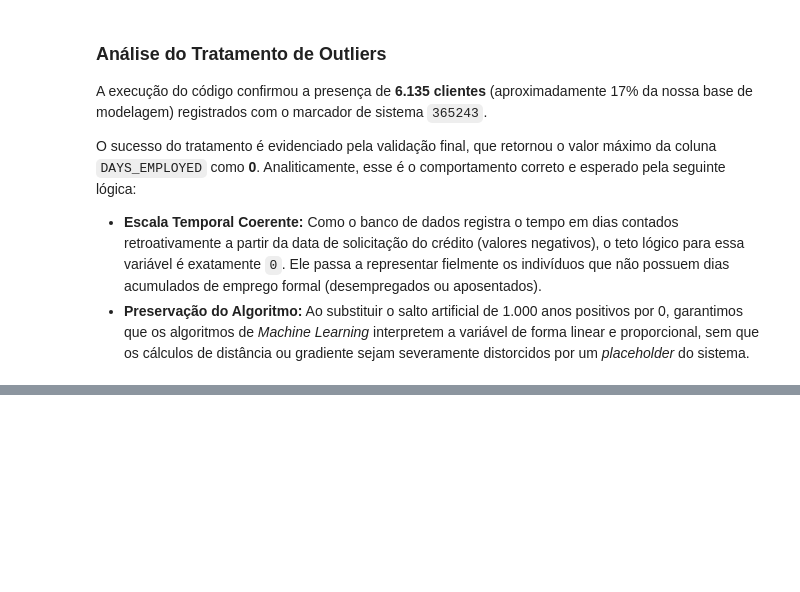
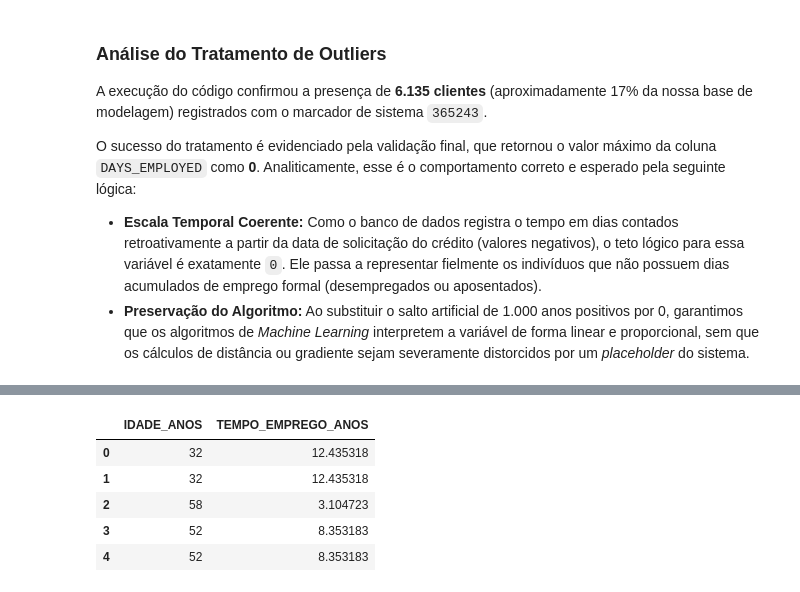
Before and after one commit to fagnermacedo/tech-challenge-fase2, a Jupyter notebook: notebooks/02_preprocessamento.ipynb, the cells around one changed output, grey strips where cells are left out. Cells and saved outputs as stored; diff of their text form; code cells hidden in the pictures; blank space fills up the shorter version.

```diff
--- a/notebooks/02_preprocessamento.ipynb
+++ b/notebooks/02_preprocessamento.ipynb
@@ -156,0 +155,21 @@ Aplique preferencialmente dentro de um `Pipeline` no notebook 03 — ajustar o s
+# %%
+# Transformação das variáveis de tempo (de dias negativos para anos positivos)
+df_modelagem['IDADE_ANOS'] = (df_modelagem['DAYS_BIRTH'] / -365.25).astype(int)
+df_modelagem['TEMPO_EMPREGO_ANOS'] = (df_modelagem['DAYS_EMPLOYED'] / -365.25)
+
+# Correção: Como os desempregados/aposentados ficaram com valor 0 em DAYS_EMPLOYED,
+# a divisão por -365.25 resultará em -0.0. Vamos garantir que fique 0 absoluto.
+df_modelagem['TEMPO_EMPREGO_ANOS'] = df_modelagem['TEMPO_EMPREGO_ANOS'].apply(lambda x: 0 if x == -0.0 else x)
+
+# Excluir as colunas originais em dias para evitar redundância (multicolinearidade)
+df_modelagem.drop(columns=['DAYS_BIRTH', 'DAYS_EMPLOYED'], inplace=True)
+
+# Visualizar as 5 primeiras linhas para confirmar a transformação
+df_modelagem[['IDADE_ANOS', 'TEMPO_EMPREGO_ANOS']].head()
+# %% [output]
+|  | IDADE_ANOS | TEMPO_EMPREGO_ANOS |
+| 0 | 32 | 12.435318 |
+| 1 | 32 | 12.435318 |
+| 2 | 58 | 3.104723 |
+| 3 | 52 | 8.353183 |
+| 4 | 52 | 8.353183 |
```
Also changed, not shown: parts of 18 cells of this notebook.
